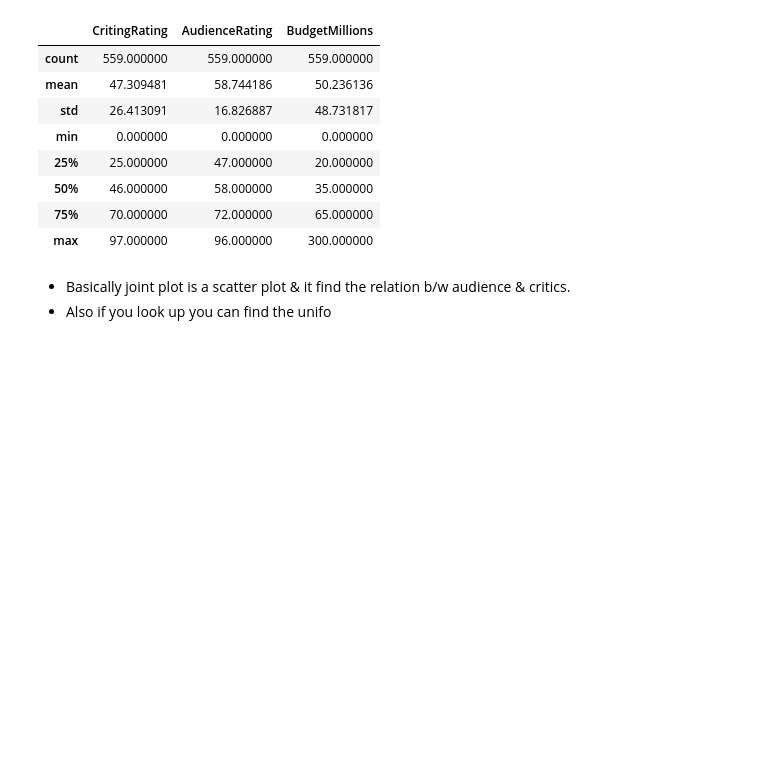
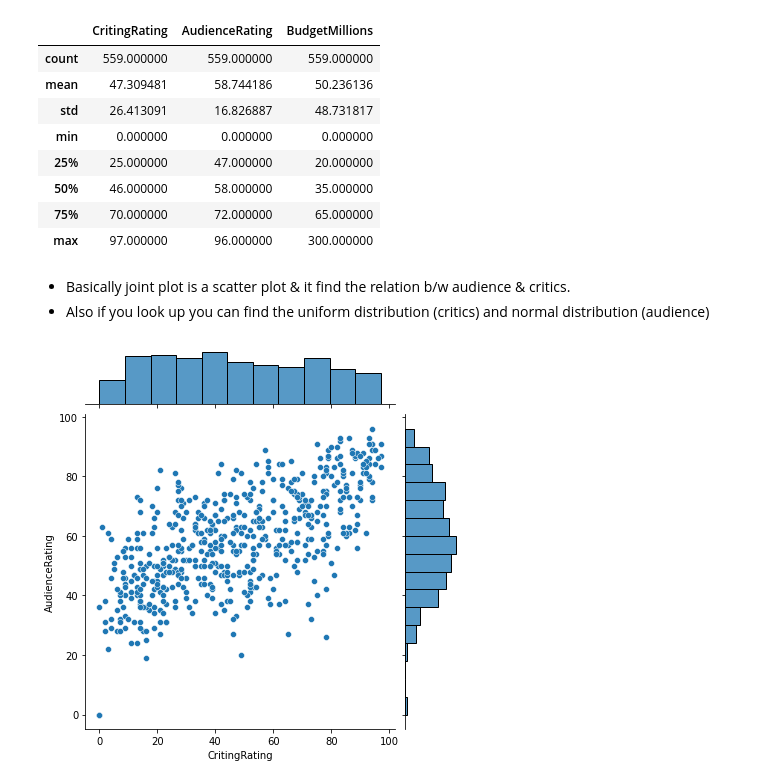
Before and after one commit to 07vikash/Movie-Rating-analysis, a Jupyter notebook: Movie-rating-analysis.ipynb, the cells around one changed output. Cells and saved outputs as stored; diff of their text form; code cells hidden in the pictures; blank space fills up the shorter version.

Commit message:
First visualization using plotyplot

```diff
--- a/Movie-rating-analysis.ipynb
+++ b/Movie-rating-analysis.ipynb
@@ -241,4 +241,8 @@ import warnings
 warnings.filterwarnings('ignore')
 # %% [markdown]
 * Basically joint plot is a scatter plot & it find the relation   b/w audience & critics.
-* Also if you look up you can find the unifo
+* Also if you look up you can find the uniform distribution       (critics) and normal distribution (audience)
+# %%
+vis1 = sns.jointplot(data = movieData, x = 'CritingRating', y = 'AudienceRating')
+# %% [output]
+[figure, added]
```
